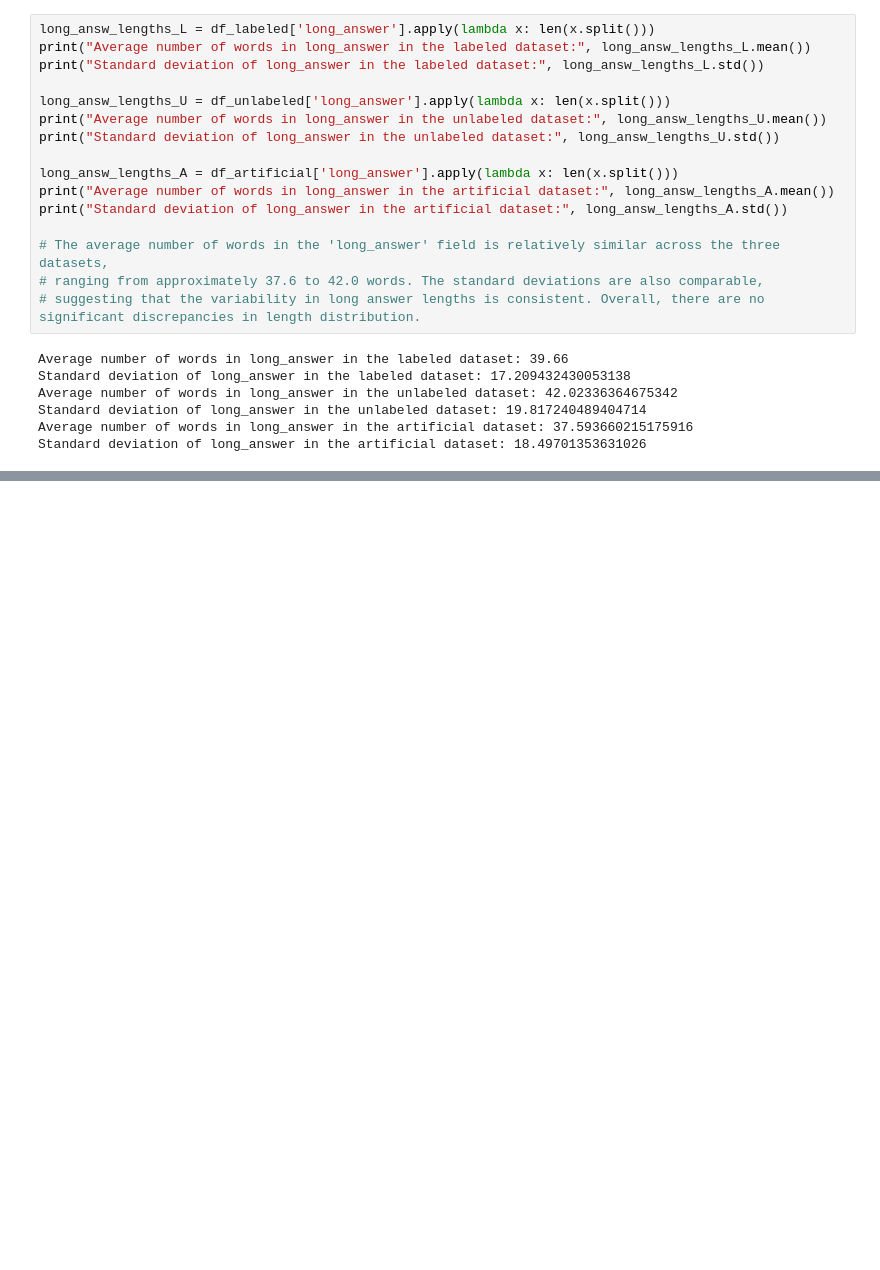
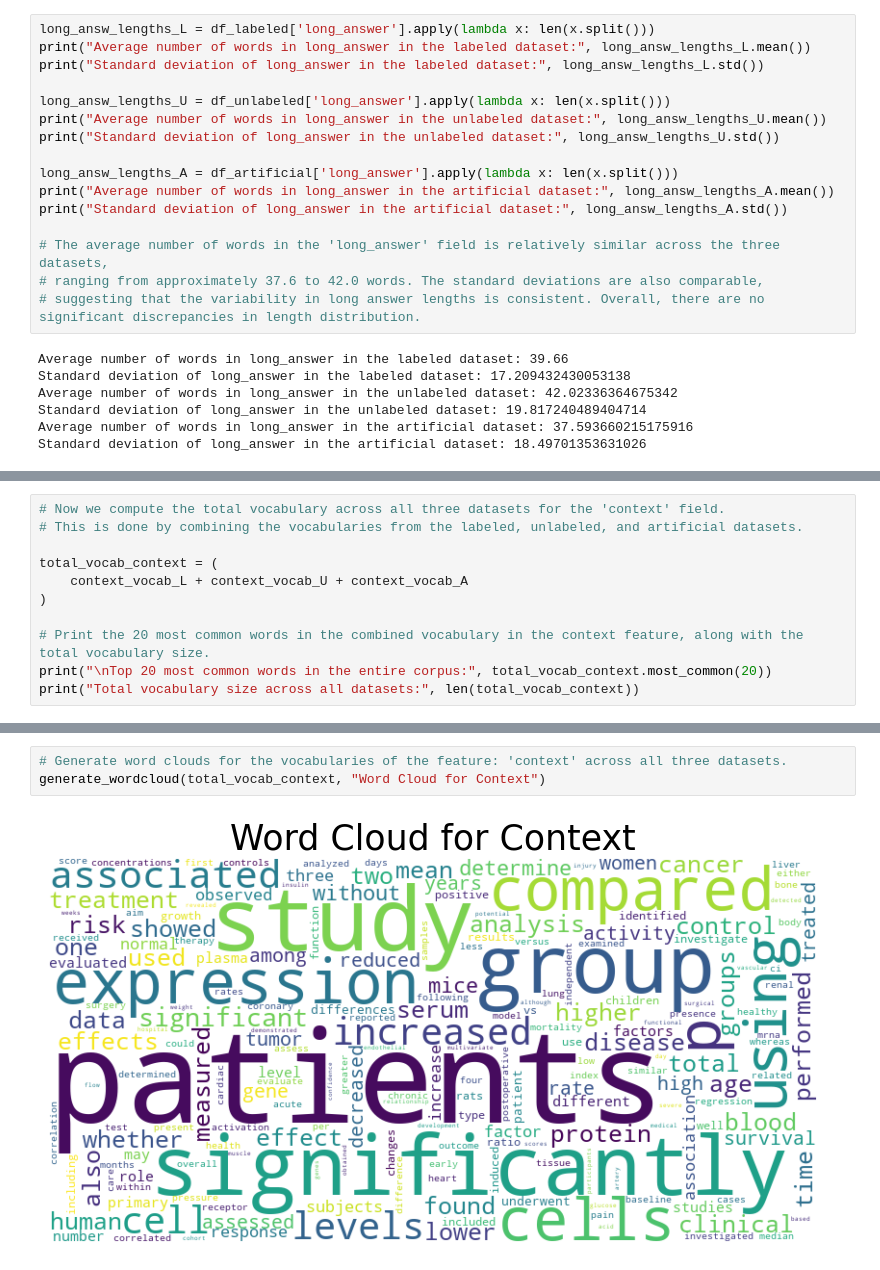
Before and after one commit to KetrinMehmeti/NLP-Project-Group-Angela, a Jupyter notebook: pubmedQA.ipynb, the cells around one changed output, grey strips where cells are left out. Drawn from its saved outputs; the diff is of its cells as text; blank space fills up the shorter version.

```diff
--- a/pubmedQA.ipynb
+++ b/pubmedQA.ipynb
@@ -364,0 +445,11 @@ print(df_artificial['final_decision'].value_counts()['no'])
+# %%
+# Now we compute the total vocabulary across all three datasets for the 'context' field.
+# This is done by combining the vocabularies from the labeled, unlabeled, and artificial datasets.
+
+total_vocab_context = (
+    context_vocab_L + context_vocab_U + context_vocab_A
+)
+
+# Print the 20 most common words in the combined vocabulary in the context feature, along with the total vocabulary size.
+print("\nTop 20 most common words in the entire corpus:", total_vocab_context.most_common(20))
+print("Total vocabulary size across all datasets:", len(total_vocab_context))
@@ -364,0 +513,5 @@ print(df_artificial['final_decision'].value_counts()['no'])
+# %%
+# Generate word clouds for the vocabularies of the feature: 'context' across all three datasets.
+generate_wordcloud(total_vocab_context, "Word Cloud for Context")
+# %% [output]
+[figure, added]
```
Also changed, not shown: parts of 16 cells of this notebook.
